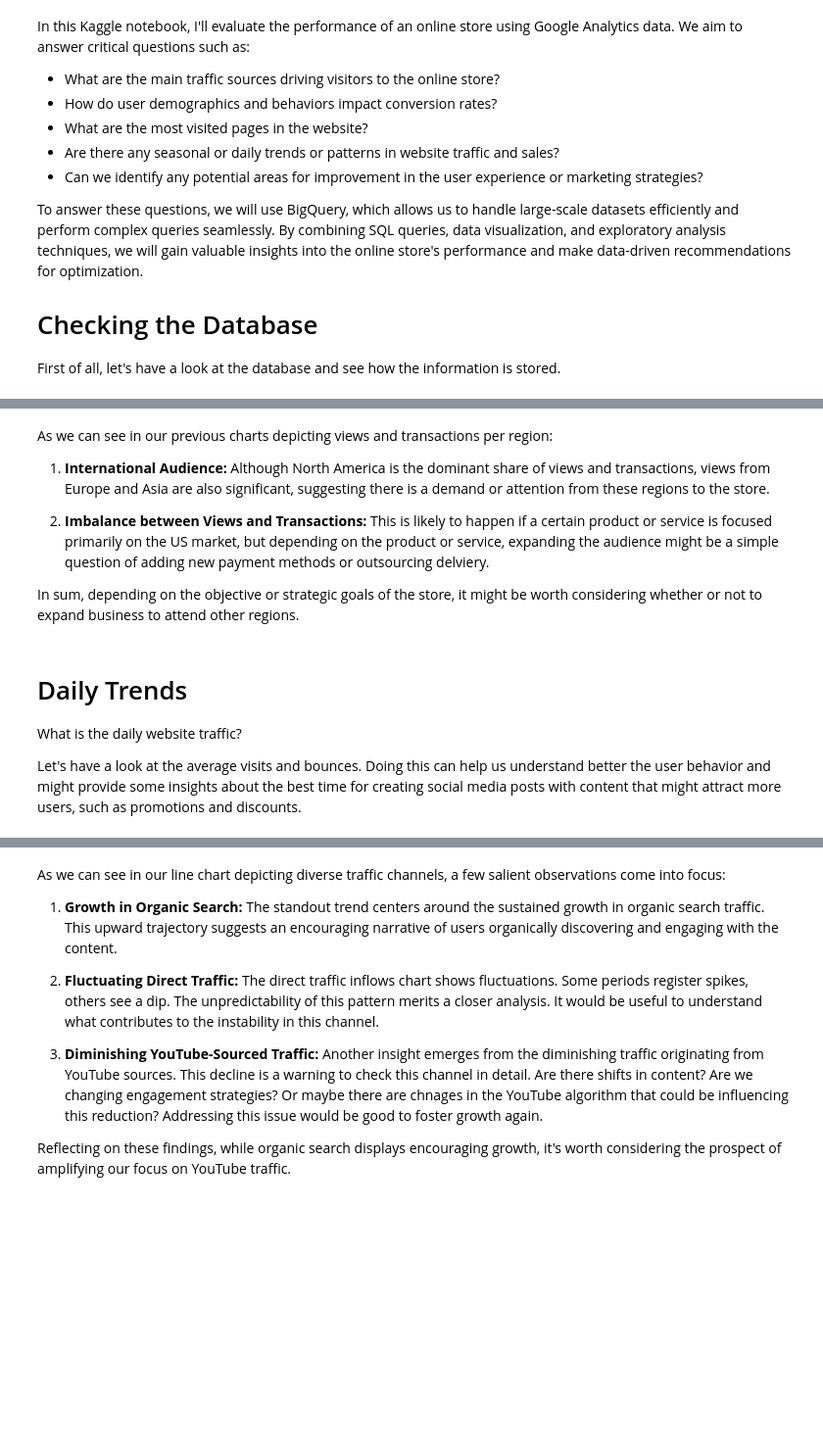
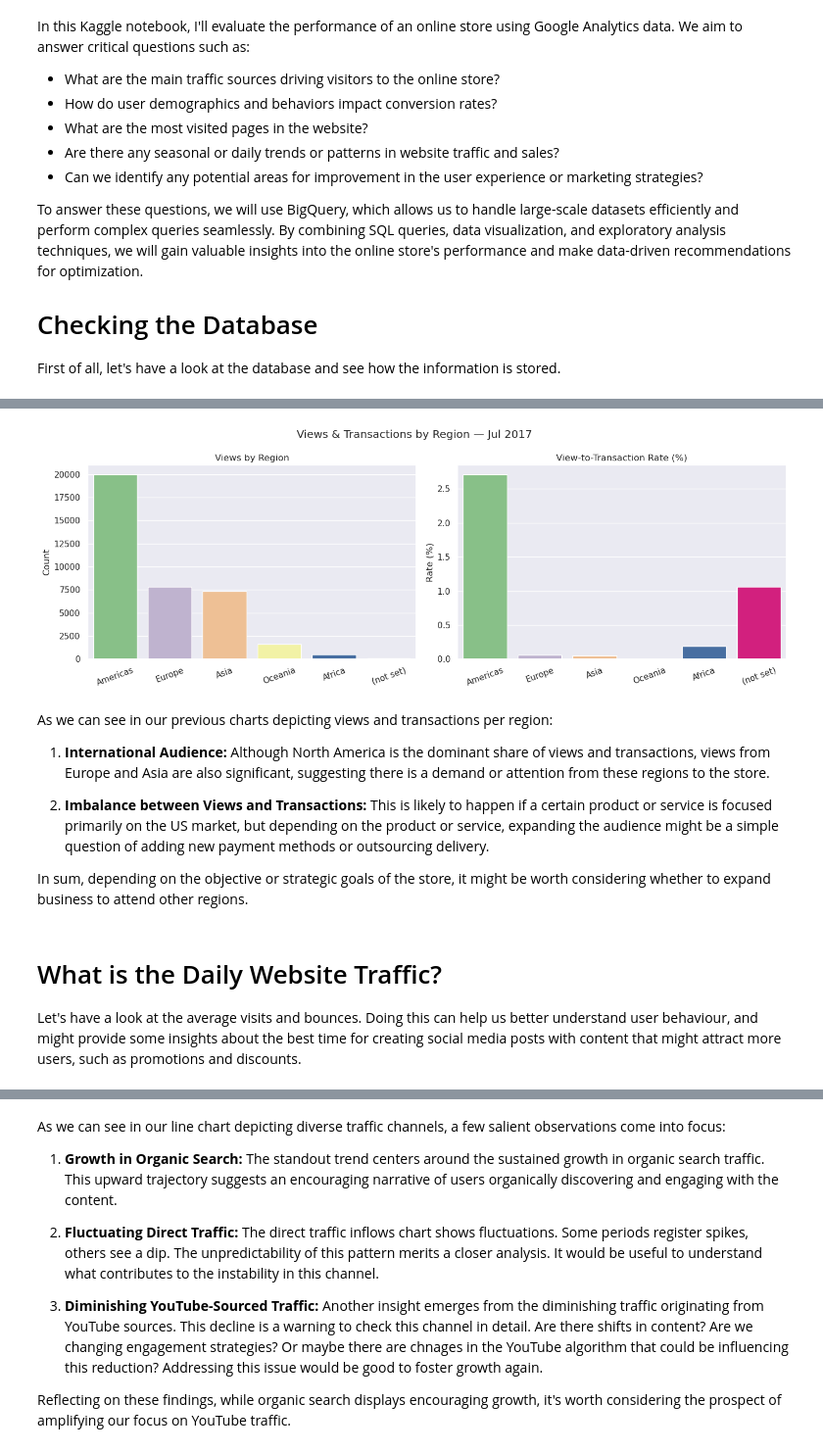
Before and after one commit to leandrocassius/data-analytics-portfolio, a Jupyter notebook: store-performance-bigquery/evaluating-store-performance-with-bigquery.ipynb, the cells around one changed output, grey strips where cells are left out. Shown at 98% size. Saved outputs shown, nothing was run; the diff lists cells and outputs as text; code cells hidden in the pictures; blank space fills up the shorter version.

```diff
--- a/store-performance-bigquery/evaluating-store-performance-with-bigquery.ipynb
+++ b/store-performance-bigquery/evaluating-store-performance-with-bigquery.ipynb
@@ -165,14 +235,57 @@ fig2.show()
+# %%
+dem_query = f"""
+    SELECT
+        geoNetwork.continent AS region,
+        COUNT(totals.pageviews) AS total_views,
+        SUM(totals.transactions) AS total_transactions,
+        ROUND(AVG(totals.pageviews), 2) AS avg_views,
+        ROUND(AVG(totals.transactions), 2) AS avg_transactions,
+        ROUND(SUM(totals.transactions) / COUNT(totals.pageviews) * 100, 2) AS views_to_transactions
+    FROM {source}
+    WHERE _TABLE_SUFFIX BETWEEN '20170701' AND '20170731'
+    GROUP BY region
+    ORDER BY total_views DESC
+"""
+dem_stats = client.query_to_pandas_safe(dem_query)
+
+# Create a subplot with two pie charts
+fig, (ax1,ax2) = plt.subplots(1, 2, figsize=(14, 5))
+fig.suptitle("Views & Transactions by Region — Jul 2017")
+
+# Left: total views and transactions side by side
+melted = dem_stats.melt(
+    id_vars='region',
+    value_vars=['total_views', 'total_transactions'],
+    var_name='metric',
+    value_name='value'
+)
+
+sns.barplot(data=melted, x='region', y='value', ax=ax1, errorbar=None)
+ax1.set_title("Views by Region")
+ax1.set_xlabel("")
+ax1.set_ylabel("Count")
+ax1.tick_params(axis='x', rotation=20)
+
+# Right: views-to-transaction rate
+sns.barplot(data=dem_stats, x='region', y='views_to_transactions', ax=ax2)
+ax2.set_title("View-to-Transaction Rate (%)")
+ax2.set_xlabel("")
+ax2.set_ylabel("Rate (%)")
+ax2.tick_params(axis='x', rotation=20)
+
+plt.tight_layout()
+plt.show()
+# %% [output]
+[figure, added]
 # %% [markdown]
 As we can see in our previous charts depicting views and transactions per region:
 
 1. **International Audience:** Although North America is the dominant share of views and transactions, views from Europe and Asia are also significant, suggesting there is a demand or attention from these regions to the store.
 
-2. **Imbalance between Views and Transactions:** This is likely to happen if a certain product or service is focused primarily on the US market, but depending on the product or service, expanding the audience might be a simple question of adding new payment methods or outsourcing delviery.
+2. **Imbalance between Views and Transactions:** This is likely to happen if a certain product or service is focused primarily on the US market, but depending on the product or service, expanding the audience might be a simple question of adding new payment methods or outsourcing delivery.
 
-In sum, depending on the objective or strategic goals of the store, it might be worth considering whether or not to expand business to attend other regions.
+In sum, depending on the objective or strategic goals of the store, it might be worth considering whether to expand business to attend other regions.
 # %% [markdown]
-# Daily Trends
+# What is the Daily Website Traffic?
 
-What is the daily website traffic?
-
-Let's have a look at the average visits and bounces. Doing this can help us understand better the user behavior and might provide some insights about the best time for creating social media posts with content that might attract more users, such as promotions and discounts.
+Let's have a look at the average visits and bounces. Doing this can help us better understand user behaviour, and might provide some insights about the best time for creating social media posts with content that might attract more users, such as promotions and discounts.
```
Also changed, not shown: parts of 29 cells of this notebook.
